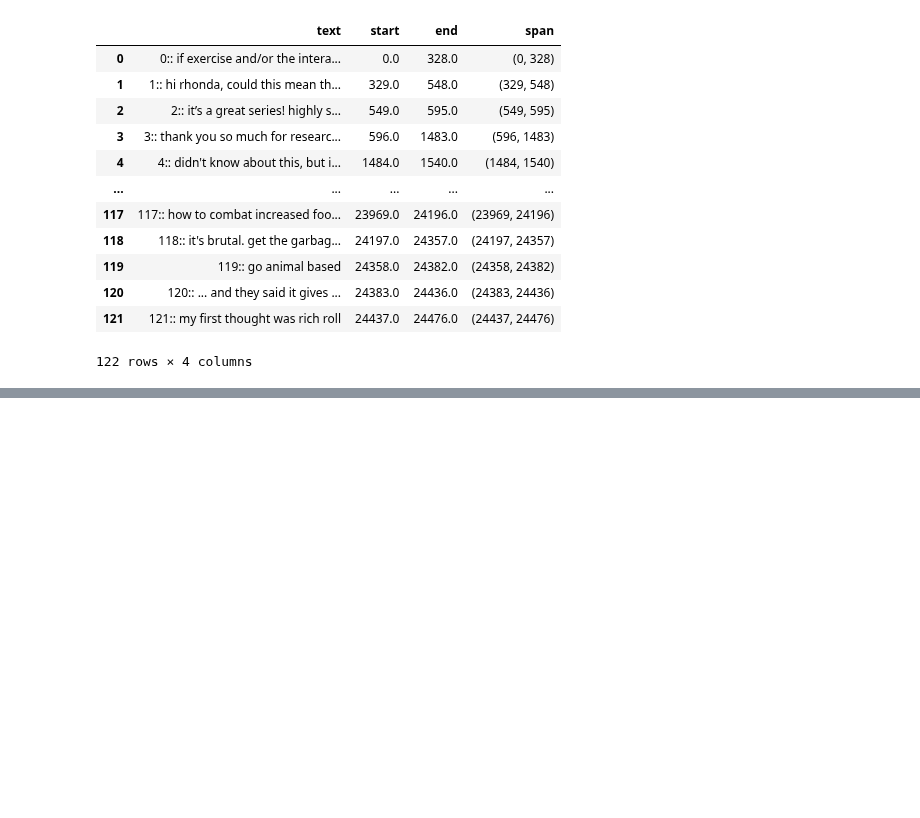
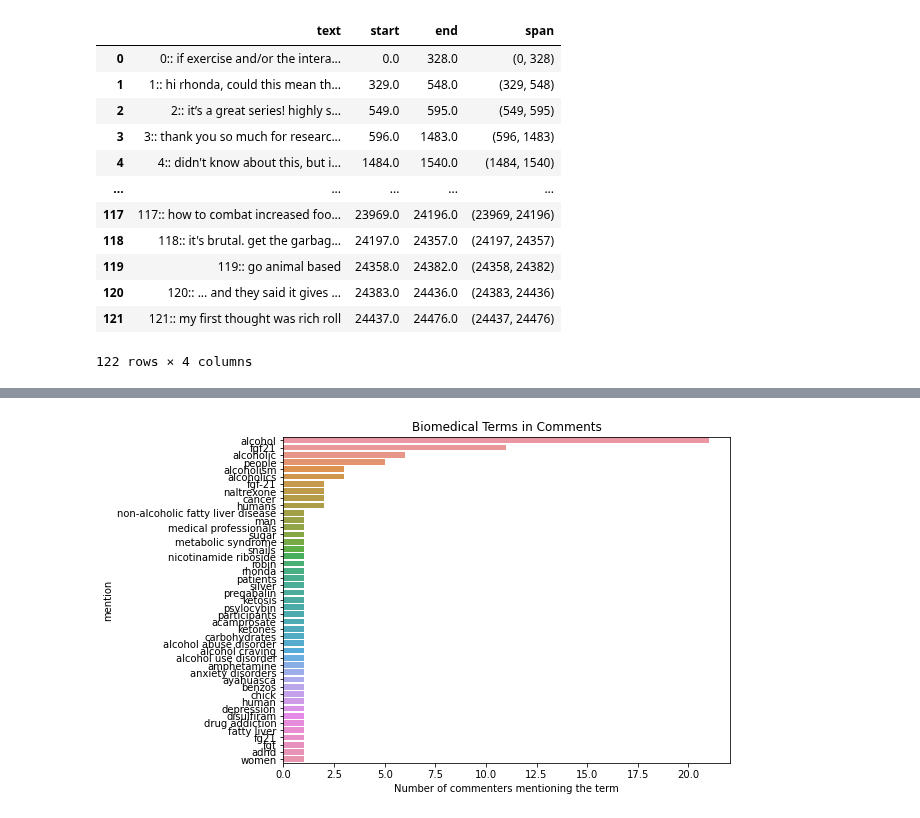
Before and after one commit to daveramseymusic/biobert-bern, a Jupyter notebook: nbs/01_found_my_fitness_bioBert_BERN.ipynb, the cells around one changed output, grey strips where cells are left out. Saved outputs shown, nothing was run; the diff lists cells and outputs as text; code cells hidden in the pictures; blank space fills up the shorter version.

```diff
--- a/nbs/01_found_my_fitness_bioBert_BERN.ipynb
+++ b/nbs/01_found_my_fitness_bioBert_BERN.ipynb
@@ -146,0 +195,3 @@ Name: out, dtype: object
+# %%
+dfi,dfa = dfi_dfa_prep(dfa,dfi)
+df = merge_annotations_with_dfi_bloc_idx(dfa,dfi)
@@ -189,21 +266,0 @@ dfa
-# %%
-# dfa = pd.DataFrame(output['annotations']) #crete dfa for dataframe of Annotaation
-
-# create str_end col as type str
-dfa.span = dfa.span.astype(str)
-dfa ['str_end'] = dfa.span.str.replace(r".*'end': (\d+)}",r"\1",regex=True)
-
-dfa.str_end = dfa.str_end.astype(int)  # make str end as type str
-
-#add dfi_idx col
-dfi.reset_index(inplace=True)
-dfi.rename(columns={'index':'dfi_idx'},inplace=True)
-
-for o,m in zip(dfi.index,dfi.span):  #add dfi_idx col to dfa
-    x,y = m #open span tuple
-    #write conditions for specific df rows
-    conds = (dfa.str_end > x) & (dfa.str_end < y)
-    dfa.loc[conds,'dfi_idx'] = o #save the index of the dfi span that fits to dfa
-
-# dfa.merge(dfi, left_on='dfi_idx',right_index=True)
-df = dfa.merge(dfi, left_on='dfi_idx',right_on='dfi_idx');  df.head(2)
@@ -239,0 +289,4 @@ df.groupby(['mention','obj']).id.count().reset_index().sort_values('id',ascendin
+# %%
+dfwords = df.groupby(['mention','obj']).id.count().reset_index().sort_values('id',ascending=False)
+dfwords.reset_index(drop=True,inplace=True)
+dfwords
@@ -239,0 +311,17 @@ df.groupby(['mention','obj']).id.count().reset_index().sort_values('id',ascendin
+# %%
+import seaborn as sns
+import matplotlib.pyplot as plt
+
+# Set the width and height of the figure
+plt.figure(figsize=(8,6))
+
+ax = sns.barplot(x=dfwords.id, y=dfwords.mention)
+
+#title
+ax.set_title(f'Biomedical Terms in Comments')
+
+# Add label for  axis
+ax.set(xlabel='Number of commenters mentioning the term')
+plt.show()
+# %% [output]
+[figure, added]
```
Also changed, not shown: parts of 31 cells of this notebook, 1 other file.
